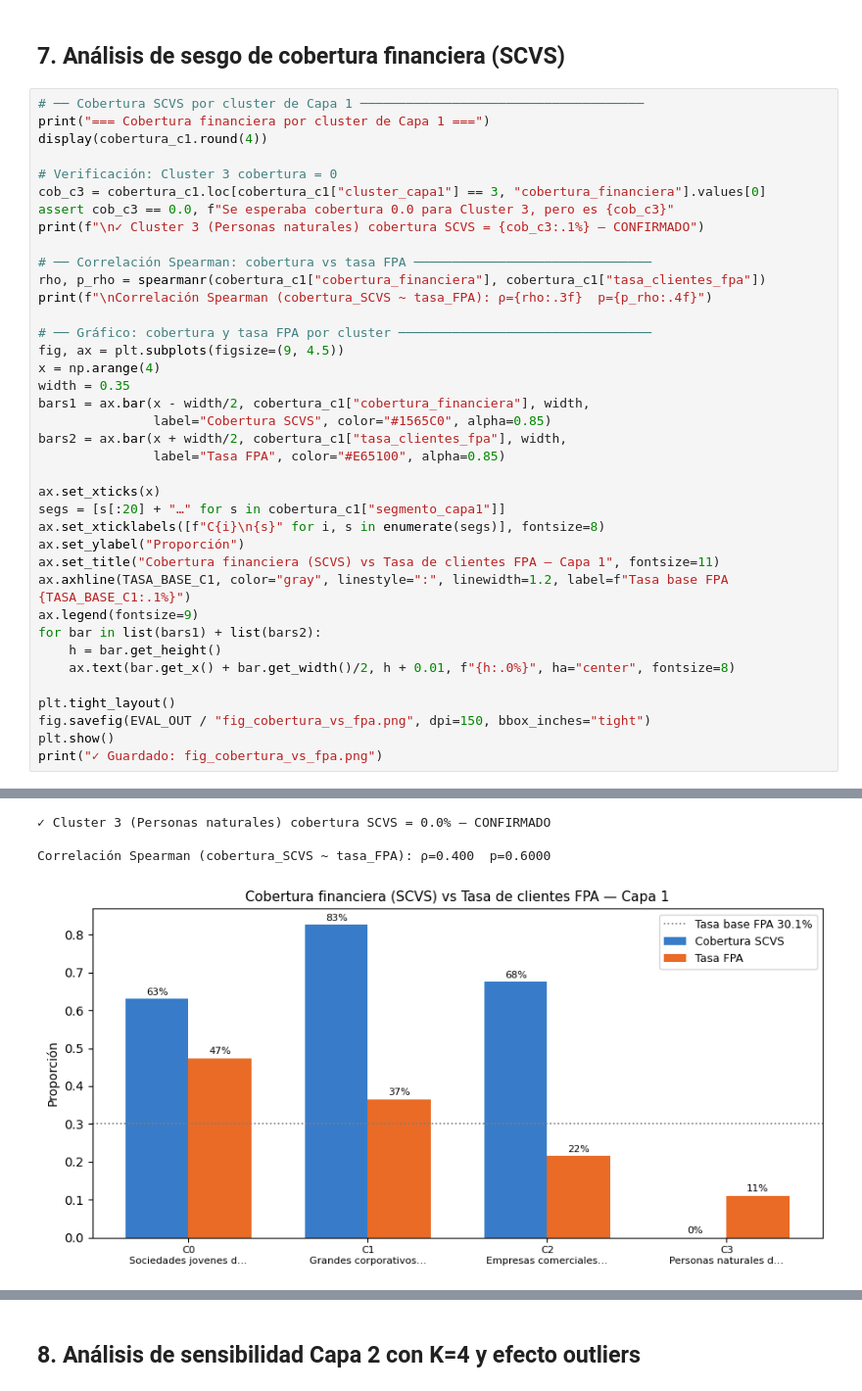
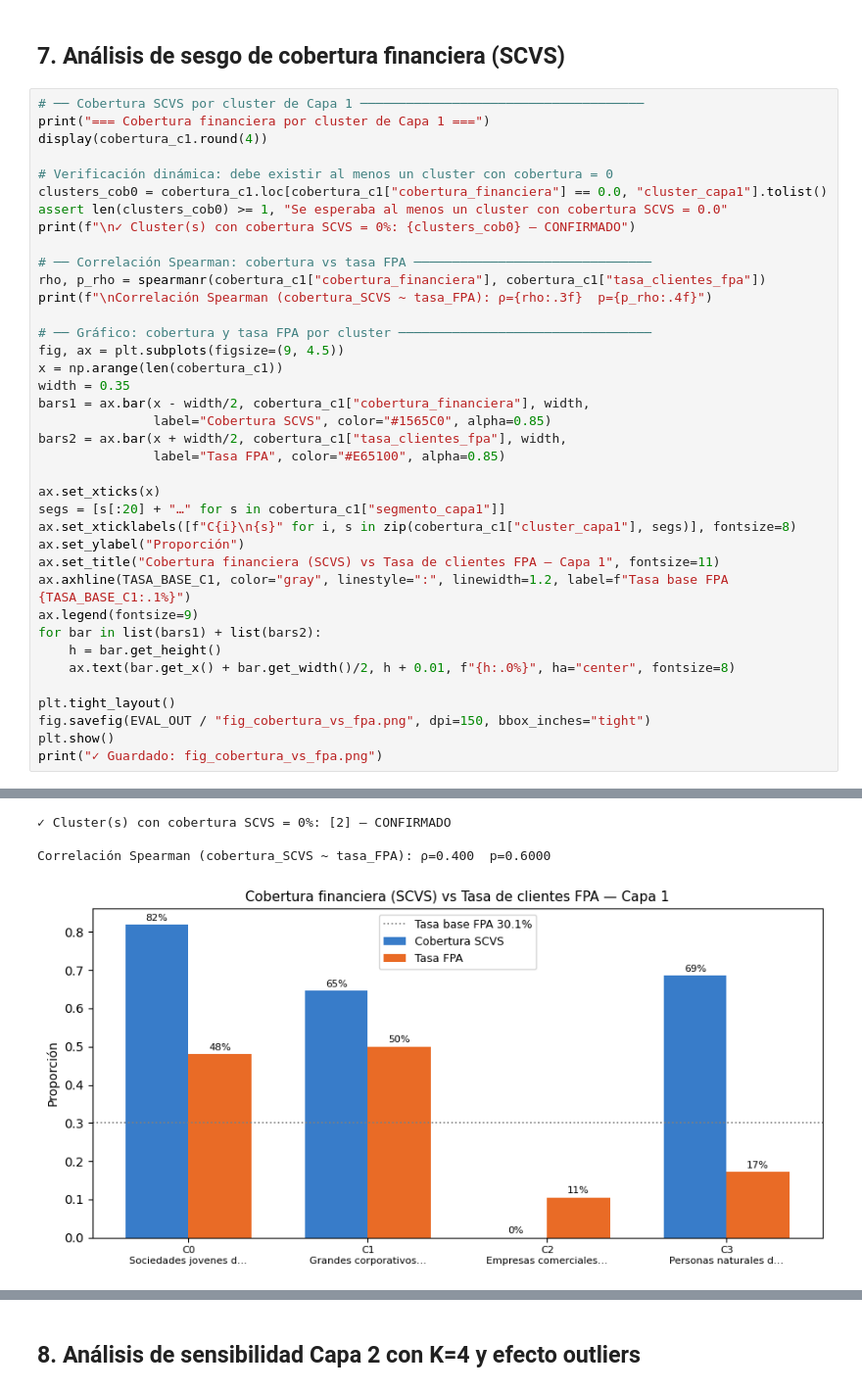
Before and after one commit to OAlbuja/Tesis_Maestria_Inteligencia_Artificial_Aplicada, a Jupyter notebook: Desarrollo_clustering_maestria/05_evaluation/01_evaluacion_clustering.ipynb, the cells around one changed output, grey strips where cells are left out. Shown at 98% size. Cells and saved outputs as stored; diff of their text form.

```diff
--- a/Desarrollo_clustering_maestria/05_evaluation/01_evaluacion_clustering.ipynb
+++ b/Desarrollo_clustering_maestria/05_evaluation/01_evaluacion_clustering.ipynb
@@ -503,10 +510,10 @@ Capa 2 — Varianza explicada PC1+PC2: 39.5%
 print("=== Cobertura financiera por cluster de Capa 1 ===")
 display(cobertura_c1.round(4))
 
-# Verificación: Cluster 3 cobertura = 0
-cob_c3 = cobertura_c1.loc[cobertura_c1["cluster_capa1"] == 3, "cobertura_financiera"].values[0]
-assert cob_c3 == 0.0, f"Se esperaba cobertura 0.0 para Cluster 3, pero es {cob_c3}"
-print(f"\n✓ Cluster 3 (Personas naturales) cobertura SCVS = {cob_c3:.1%} — CONFIRMADO")
+# Verificación dinámica: debe existir al menos un cluster con cobertura = 0
+clusters_cob0 = cobertura_c1.loc[cobertura_c1["cobertura_financiera"] == 0.0, "cluster_capa1"].tolist()
+assert len(clusters_cob0) >= 1, "Se esperaba al menos un cluster con cobertura SCVS = 0.0"
+print(f"\n✓ Cluster(s) con cobertura SCVS = 0%: {clusters_cob0} — CONFIRMADO")
 
 # ── Correlación Spearman: cobertura vs tasa FPA ───────────────────────────────
 rho, p_rho = spearmanr(cobertura_c1["cobertura_financiera"], cobertura_c1["tasa_clientes_fpa"])
@@ -514,7 +521,7 @@ print(f"\nCorrelación Spearman (cobertura_SCVS ~ tasa_FPA): ρ={rho:.3f}  p={p_
 
 # ── Gráfico: cobertura y tasa FPA por cluster ─────────────────────────────────
 fig, ax = plt.subplots(figsize=(9, 4.5))
-x = np.arange(4)
+x = np.arange(len(cobertura_c1))
 width = 0.35
 bars1 = ax.bar(x - width/2, cobertura_c1["cobertura_financiera"], width,
                label="Cobertura SCVS", color="#1565C0", alpha=0.85)
@@ -523,7 +530,7 @@ bars2 = ax.bar(x + width/2, cobertura_c1["tasa_clientes_fpa"], width,
 
 ax.set_xticks(x)
 segs = [s[:20] + "…" for s in cobertura_c1["segmento_capa1"]]
-ax.set_xticklabels([f"C{i}\n{s}" for i, s in enumerate(segs)], fontsize=8)
+ax.set_xticklabels([f"C{i}\n{s}" for i, s in zip(cobertura_c1["cluster_capa1"], segs)], fontsize=8)
 ax.set_ylabel("Proporción")
 ax.set_title("Cobertura financiera (SCVS) vs Tasa de clientes FPA — Capa 1", fontsize=11)
 ax.axhline(TASA_BASE_C1, color="gray", linestyle=":", linewidth=1.2, label=f"Tasa base FPA {TASA_BASE_C1:.1%}")
@@ -546,7 +553,7 @@ print("✓ Guardado: fig_cobertura_vs_fpa.png")
-✓ Cluster 3 (Personas naturales) cobertura SCVS = 0.0% — CONFIRMADO
+✓ Cluster(s) con cobertura SCVS = 0%: [2] — CONFIRMADO
 
 Correlación Spearman (cobertura_SCVS ~ tasa_FPA): ρ=0.400  p=0.6000
-[figure, old version]
+[figure, new version]
 ✓ Guardado: fig_cobertura_vs_fpa.png
 # %% [markdown]
 ## 8. Análisis de sensibilidad Capa 2 con K=4 y efecto outliers
```
Also changed, not shown: parts of 12 cells of this notebook, 17 other files.
